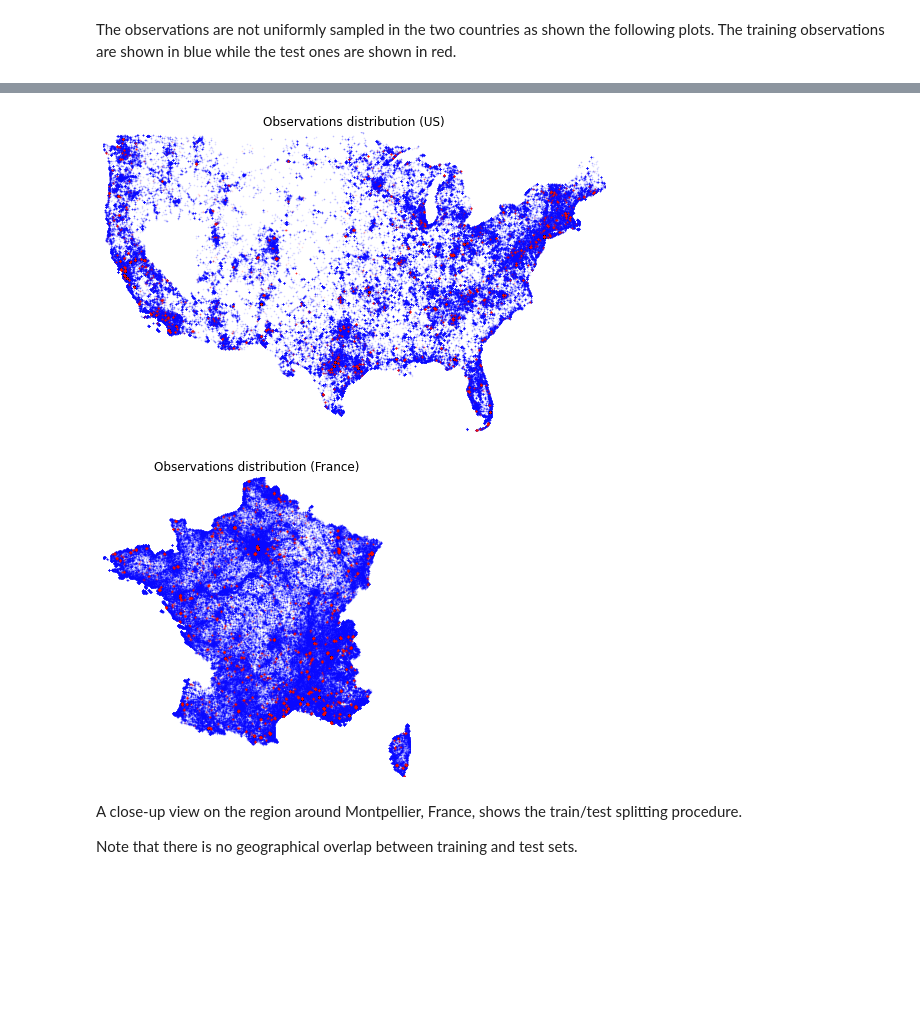
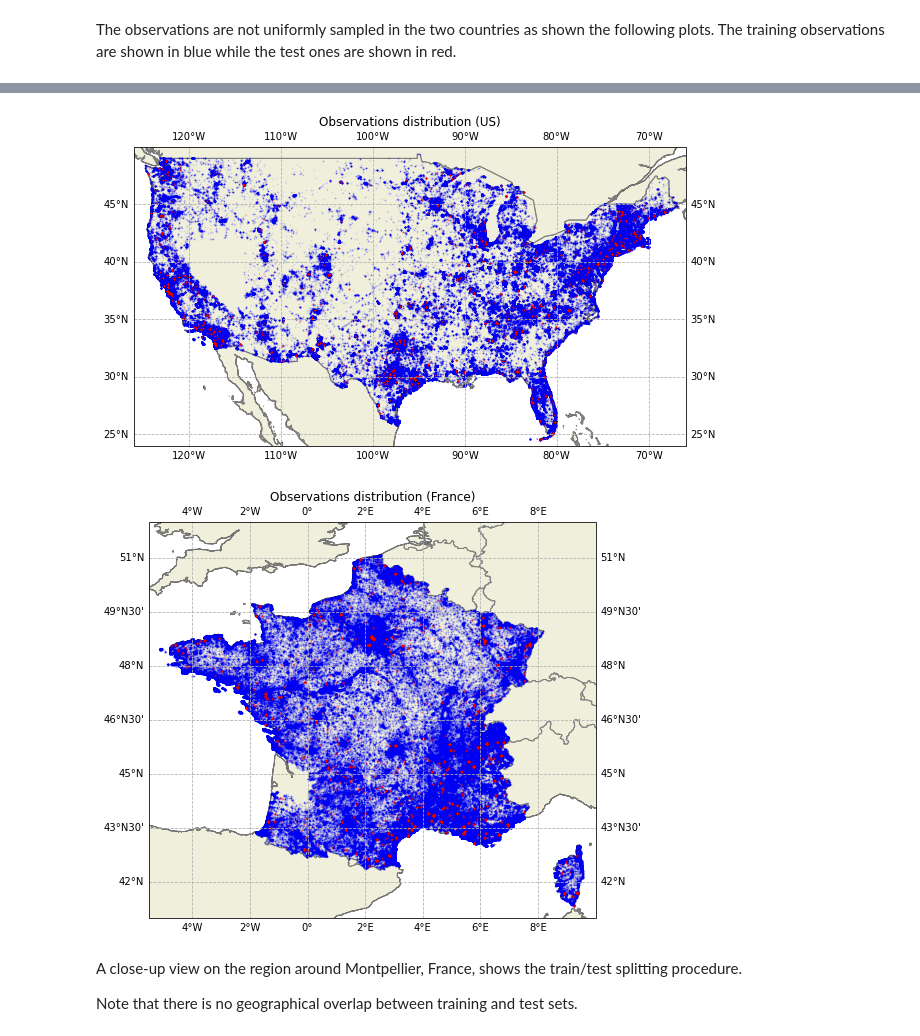
Before and after one commit to plantnet/GeoLifeCLEF, a Jupyter notebook: notebooks/Getting started - Data loading and visualization.ipynb, the cells around one changed output, grey strips where cells are left out. Cells and saved outputs as stored; diff of their text form; code cells hidden in the pictures; blank space fills up the shorter version.

```diff
--- a/notebooks/Getting started - Data loading and visualization.ipynb
+++ b/notebooks/Getting started - Data loading and visualization.ipynb
@@ -122,18 +91,39 @@ Text(0.5, 1.0, 'Observations distribution (France)')
-# %%
-fig = plt.figure(figsize=(9, 5.5))
-ax = fig.gca()
-plot_observations_distribution(ax, df_us, df_us_test)
-ax.set_title("Observations distribution (US)")
-fig.savefig("GLC/images/distribution_US.png", bbox_inches="tight", dpi=100, facecolor="white")
-
-fig = plt.figure(figsize=(5.5, 5.5))
-ax = fig.gca()
-plot_observations_distribution(ax, df_fr, df_fr_test)
-ax.set_title("Observations distribution (France)")
-fig.savefig("GLC/images/distribution_FR.png", bbox_inches="tight", dpi=100, facecolor="white")
-# %% [output]
-[figure, removed]
-[figure, removed]
+# %%
+from GLC.plotting import plot_map
+
+
+def plot_observations_distribution(ax, df_obs, df_obs_test=None, **kwargs):
+    default_kwargs = {
+        "zorder": 1,
+        "alpha": 0.1,
+        "s": 0.5
+    }
+    default_kwargs.update(kwargs)
+    kwargs = default_kwargs
+
+    ax.scatter(df_obs.longitude, df_obs.latitude, color="blue", **kwargs)
+
+    if df_obs_test is not None:
+        ax.scatter(df_obs_test.longitude, df_obs_test.latitude, color="red", **kwargs)
+
+
+fig = plt.figure(figsize=(10, 5.5))
+ax = plot_map(region="us")
+plot_observations_distribution(ax, df_obs_us, df_obs_us_test)
+ax.set_title("Observations distribution (US)")
+
+fig.savefig("../images/observations_distribution_US.png", bbox_inches="tight", dpi=100, facecolor="white")
+
+
+fig = plt.figure(figsize=(8, 8))
+ax = plot_map(region="fr")
+plot_observations_distribution(ax, df_obs_fr, df_obs_fr_test)
+ax.set_title("Observations distribution (France)")
+
+fig.savefig("../images/observations_distribution_FR.png", bbox_inches="tight", dpi=100, facecolor="white")
+# %% [output]
+[figure, added]
+[figure, added]
 # %% [markdown]
 A close-up view on the region around Montpellier, France, shows the train/test splitting procedure.
 
```
Also changed, not shown: parts of 24 cells of this notebook, 9 other files.
